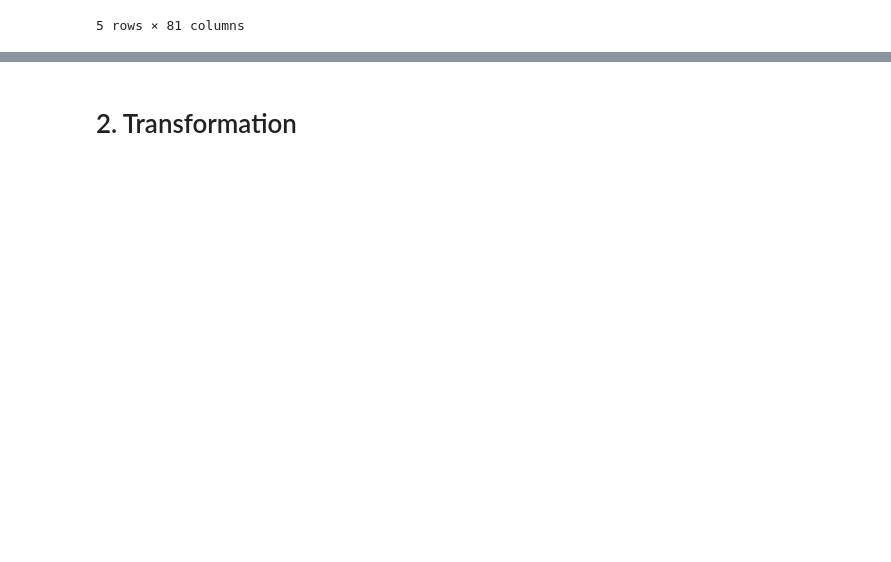
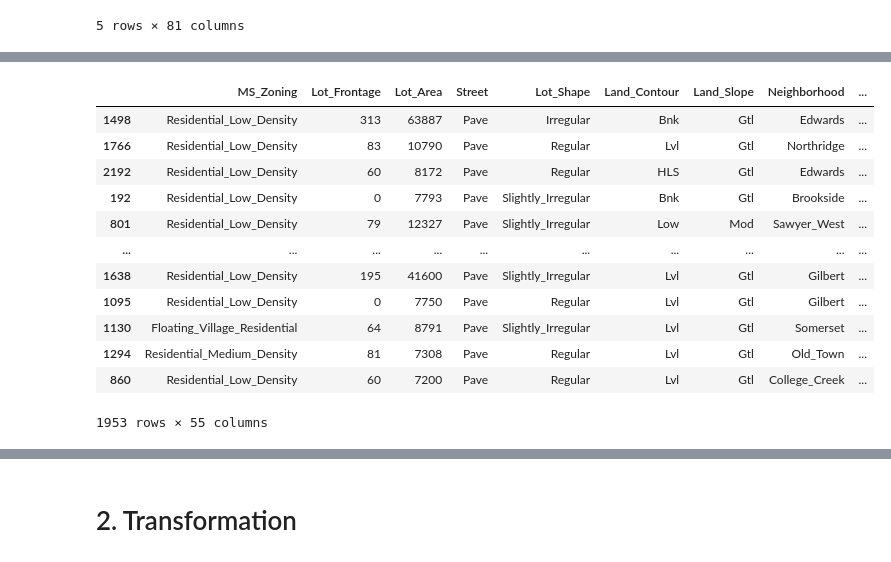
Before and after one commit to lukas-stamm/AAML, a Jupyter notebook: AmesHousingForecast/price_forecasting.ipynb, the cells around one changed output, grey strips where cells are left out. Drawn from its saved outputs; the diff is of its cells as text; code cells hidden in the pictures; blank space fills up the shorter version.

```diff
--- a/AmesHousingForecast/price_forecasting.ipynb
+++ b/AmesHousingForecast/price_forecasting.ipynb
@@ -143,0 +211,16 @@ df = df.drop(insignificant_columns, axis=1)
+# %%
+features_train
+# %% [output]
+|  | MS_Zoning | Lot_Frontage | Lot_Area | Street | Lot_Shape | Land_Contour | Land_Slope | Neighborhood | ... |
+| 1498 | Residential_Low_Density | 313 | 63887 | Pave | Irregular | Bnk | Gtl | Edwards | ... |
+| 1766 | Residential_Low_Density | 83 | 10790 | Pave | Regular | Lvl | Gtl | Northridge | ... |
+| 2192 | Residential_Low_Density | 60 | 8172 | Pave | Regular | HLS | Gtl | Edwards | ... |
+| 192 | Residential_Low_Density | 0 | 7793 | Pave | Slightly_Irregular | Bnk | Gtl | Brookside | ... |
+| 801 | Residential_Low_Density | 79 | 12327 | Pave | Slightly_Irregular | Low | Mod | Sawyer_West | ... |
+| ... | ... | ... | ... | ... | ... | ... | ... | ... | ... |
+| 1638 | Residential_Low_Density | 195 | 41600 | Pave | Slightly_Irregular | Lvl | Gtl | Gilbert | ... |
+| 1095 | Residential_Low_Density | 0 | 7750 | Pave | Regular | Lvl | Gtl | Gilbert | ... |
+| 1130 | Floating_Village_Residential | 64 | 8791 | Pave | Slightly_Irregular | Lvl | Gtl | Somerset | ... |
+| 1294 | Residential_Medium_Density | 81 | 7308 | Pave | Regular | Lvl | Gtl | Old_Town | ... |
+| 860 | Residential_Low_Density | 60 | 7200 | Pave | Regular | Lvl | Gtl | College_Creek | ... |
+1953 rows × 55 columns
```
Also changed, not shown: parts of 17 cells of this notebook.
